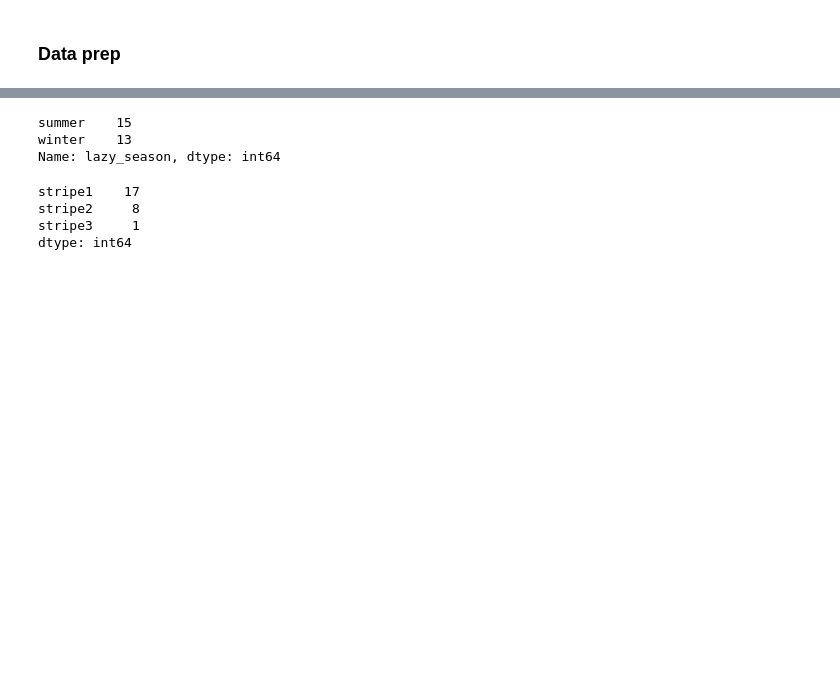
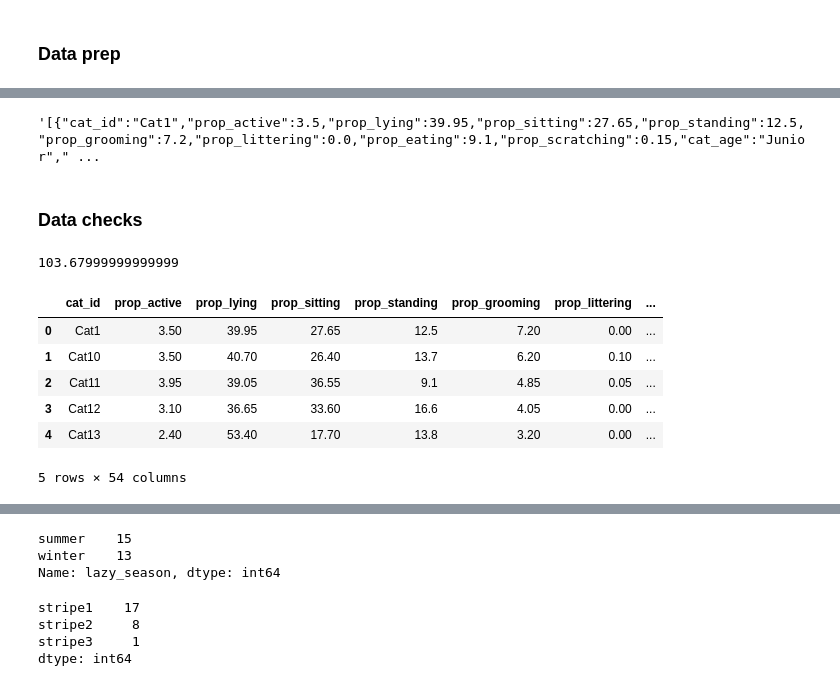
Before and after one commit to Lisa-Ho/d3-playground, a Jupyter notebook: src/components/lazy-cats/analysis/lazy-cats.ipynb, the cells around one changed output, grey strips where cells are left out. Cells and saved outputs as stored; diff of their text form; code cells hidden in the pictures; blank space fills up the shorter version.

```diff
--- a/src/components/lazy-cats/analysis/lazy-cats.ipynb
+++ b/src/components/lazy-cats/analysis/lazy-cats.ipynb
@@ -137,3 +158,26 @@ df['Cat_name'] = df['Cat_Sex'].apply(assign_name)
+# %%
+#export to json
+df.to_json(orient='records')
+# %% [output]
+'[{"cat_id":"Cat1","prop_active":3.5,"prop_lying":39.95,"prop_sitting":27.65,"prop_standing":12.5,"prop_grooming":7.2,"prop_littering":0.0,"prop_eating":9.1,"prop_scratching":0.15,"cat_age":"Junior"," ...
+# %% [markdown]
+### Data checks
+# %%
+#convert % to hours
+24/100 * 7.20 #hours
+24/100 * 7.20 * 60 # minutes
+# %% [output]
+103.67999999999999
+# %%
+df.head()
+# %% [output]
+|  | cat_id | prop_active | prop_lying | prop_sitting | prop_standing | prop_grooming | prop_littering | ... |
+| 0 | Cat1 | 3.50 | 39.95 | 27.65 | 12.5 | 7.20 | 0.00 | ... |
+| 1 | Cat10 | 3.50 | 40.70 | 26.40 | 13.7 | 6.20 | 0.10 | ... |
+| 2 | Cat11 | 3.95 | 39.05 | 36.55 | 9.1 | 4.85 | 0.05 | ... |
+| 3 | Cat12 | 3.10 | 36.65 | 33.60 | 16.6 | 4.05 | 0.00 | ... |
+| 4 | Cat13 | 2.40 | 53.40 | 17.70 | 13.8 | 3.20 | 0.00 | ... |
+5 rows × 54 columns
 # %%
 df.columns
 # %% [output]
```
Also changed, not shown: parts of 16 cells of this notebook, 2 other files.
